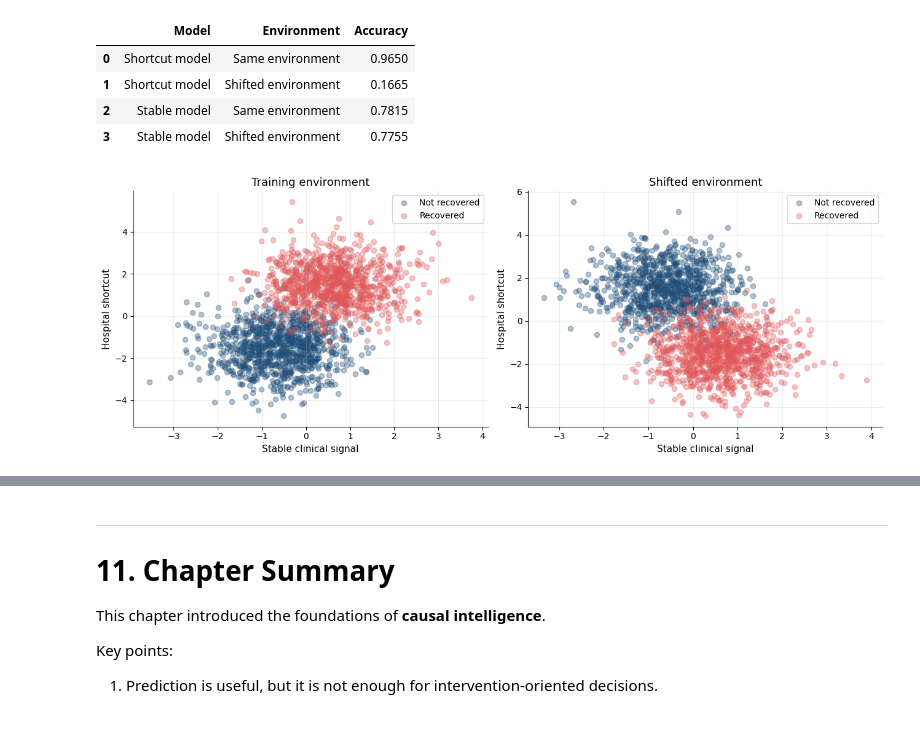
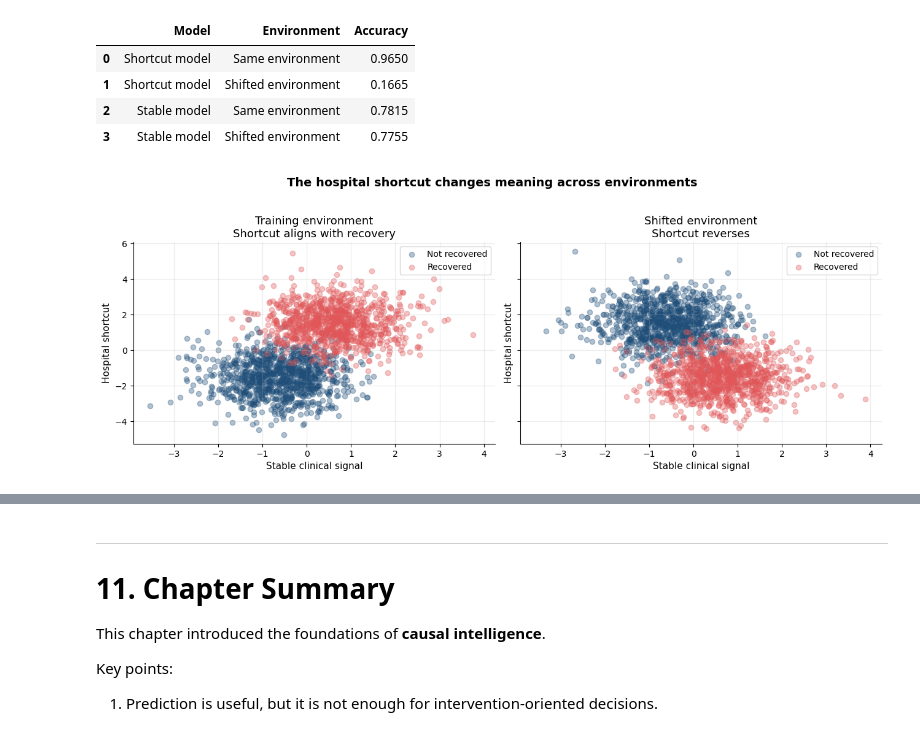
Before and after one commit to Ci2Lab/Causal-Intelligence-Course, a Jupyter notebook: Lectures/01_Foundations_of_Causal_Intelligence.ipynb, the cells around one changed output, grey strips where cells are left out. Drawn from its saved outputs; the diff is of its cells as text; code cells hidden in the pictures.

```diff
--- a/Lectures/01_Foundations_of_Causal_Intelligence.ipynb
+++ b/Lectures/01_Foundations_of_Causal_Intelligence.ipynb
@@ -2138,7 +2263,9 @@ display(results)
 | 2 | Stable model | Same environment | 0.7815 |
 | 3 | Stable model | Shifted environment | 0.7755 |
 # %%
-fig, axes = plt.subplots(1, 2, figsize=(13, 4.8))
+# Visualize shortcut learning under distribution shift
+
+fig, axes = plt.subplots(1, 2, figsize=(13, 4.8), sharex=True, sharey=True)
 
 # Define colors for outcome classes
 outcome_colors = {
@@ -2146,96 +2273,55 @@ outcome_colors = {
     1: COLORS["red"]       # Recovered
 }
 
+# ---------------------------------------------------------
 # Plot 1: Training environment
+# ---------------------------------------------------------
+
 for outcome_value, label in [(0, "Not recovered"), (1, "Recovered")]:
     subset = train_env[train_env["Recovery"] == outcome_value]
     axes[0].scatter(
         subset["ClinicalSignal"],
         subset["HospitalShortcut"],
         alpha=0.35,
         color=outcome_colors[outcome_value],
         label=label
     )
 
 axes[0].set_xlabel("Stable clinical signal")
 axes[0].set_ylabel("Hospital shortcut")
-axes[0].set_title("Training environment")
-axes[0].legend()
+axes[0].set_title("Training environment\nShortcut aligns with recovery")
+axes[0].legend(frameon=True)
 clean_axis(axes[0])
 
 
+# ---------------------------------------------------------
 # Plot 2: Shifted environment
+# ---------------------------------------------------------
+
 for outcome_value, label in [(0, "Not recovered"), (1, "Recovered")]:
     subset = test_shifted[test_shifted["Recovery"] == outcome_value]
     axes[1].scatter(
         subset["ClinicalSignal"],
         subset["HospitalShortcut"],
         alpha=0.35,
         color=outcome_colors[outcome_value],
         label=label
     )
 
 axes[1].set_xlabel("Stable clinical signal")
 axes[1].set_ylabel("Hospital shortcut")
-axes[1].set_title("Shifted environment")
-axes[1].legend()
+axes[1].set_title("Shifted environment\nShortcut reverses")
+axes[1].legend(frameon=True)
 clean_axis(axes[1])
+
+fig.suptitle(
+    "The hospital shortcut changes meaning across environments",
+    fontsize=14,
+    fontweight="bold",
+    y=1.03
+)
 
 plt.tight_layout()
 plt.show()
-
-
-fig, ax = plt.subplots(figsize=(8, 4.5))
-
-x = np.arange(2)
-width = 0.35
-
-same_acc = [
-    results[
-        (results["Model"] == "Shortcut model") &
-        (results["Environment"] == "Same environment")
-    ]["Accuracy"].iloc[0],
-    results[
-        (results["Model"] == "Stable model") &
-        (results["Environment"] == "Same environment")
-    ]["Accuracy"].iloc[0]
-]
-
-shift_acc = [
-    results[
-        (results["Model"] == "Shortcut model") &
-        (results["Environment"] == "Shifted environment")
-    ]["Accuracy"].iloc[0],
-    results[
-        (results["Model"] == "Stable model") &
-        (results["Environment"] == "Shifted environment")
-    ]["Accuracy"].iloc[0]
-]
-
-ax.bar(
-    x - width/2,
-    same_acc,
-    width,
-    label="Same environment",
-    color=COLORS["navy"]
-)
-
-ax.bar(
-    x + width/2,
-    shift_acc,
-    width,
-    label="Shifted environment",
-    color=COLORS["orange"]
-)
-
-ax.set_xticks(x)
-ax.set_xticklabels(["Shortcut model", "Stable model"])
-ax.set_ylim(0, 1)
-ax.set_ylabel("Accuracy")
-ax.set_title("Prediction accuracy under distribution shift")
-ax.legend()
-clean_axis(ax)
-
-plt.show()
 # %% [output]
-[figure, old version]
+[figure, new version]
```
Also changed, not shown: parts of 20 cells of this notebook.
